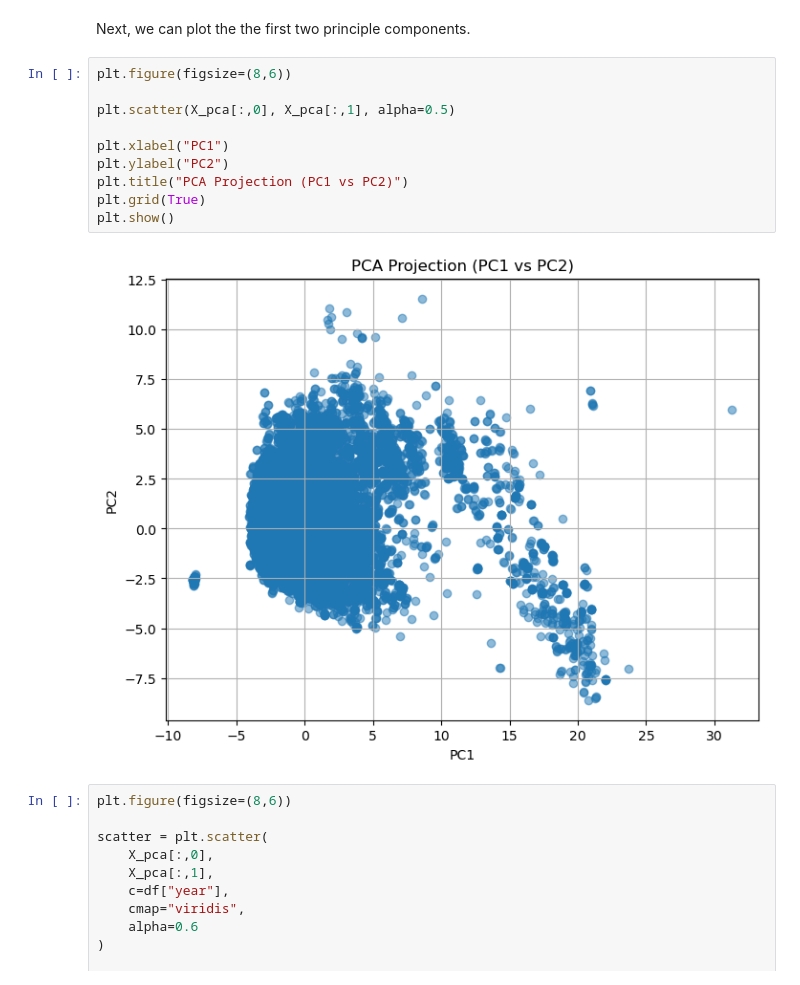
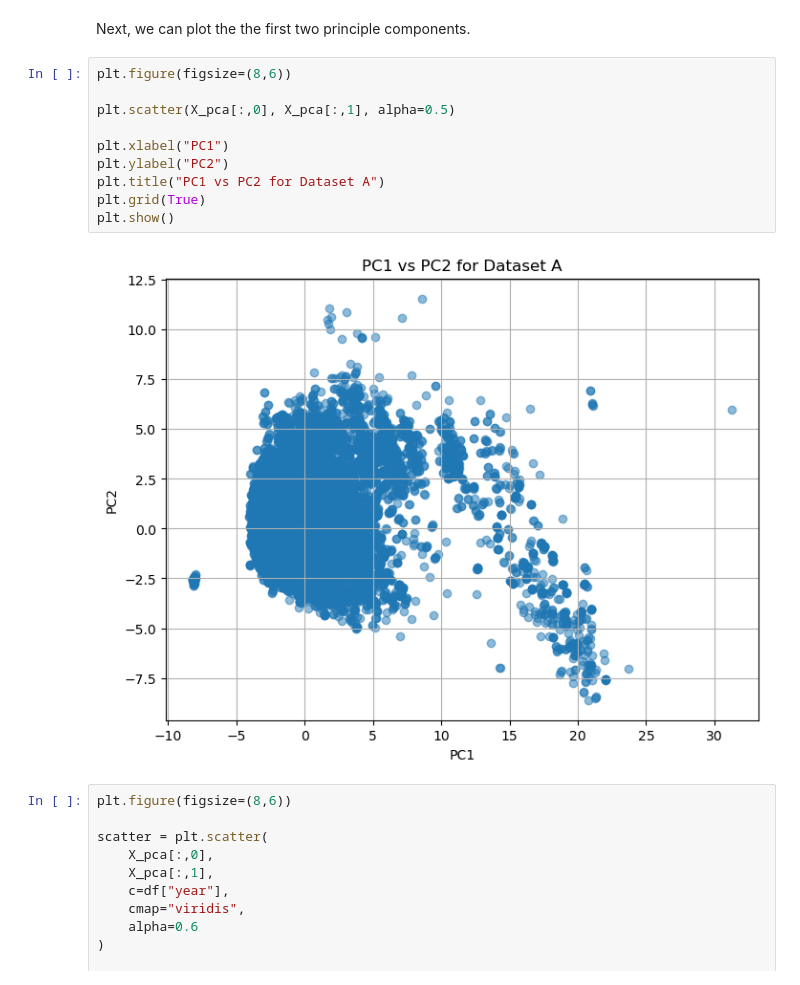
Before and after one commit to gebert98/CSCI4022Project, a Jupyter notebook: AnalysisA.ipynb, the cells around one changed output. Drawn from its saved outputs; the diff is of its cells as text.

```diff
--- a/AnalysisA.ipynb
+++ b/AnalysisA.ipynb
@@ -89,15 +89,15 @@ Next, we can plot the the first two principle components.
 # %%
 plt.figure(figsize=(8,6))
 
 plt.scatter(X_pca[:,0], X_pca[:,1], alpha=0.5)
 
 plt.xlabel("PC1")
 plt.ylabel("PC2")
-plt.title("PCA Projection (PC1 vs PC2)")
+plt.title("PC1 vs PC2 for Dataset A")
 plt.grid(True)
 plt.show()
 # %% [output]
-[figure, old version]
+[figure, new version]
 # %%
 plt.figure(figsize=(8,6))
 
```
Also changed, not shown: parts of 4 cells of this notebook, 1 other file.
